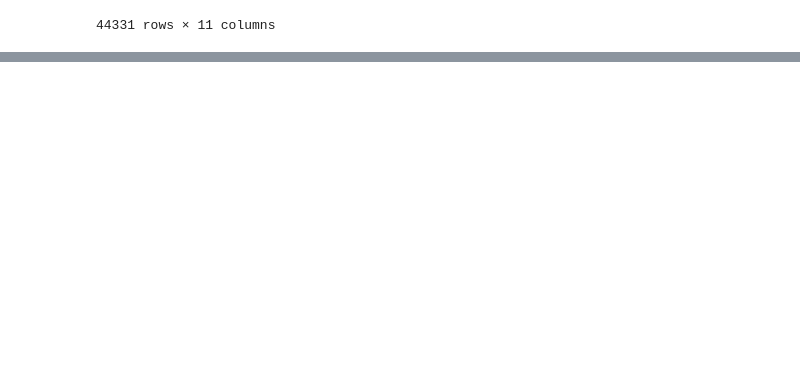
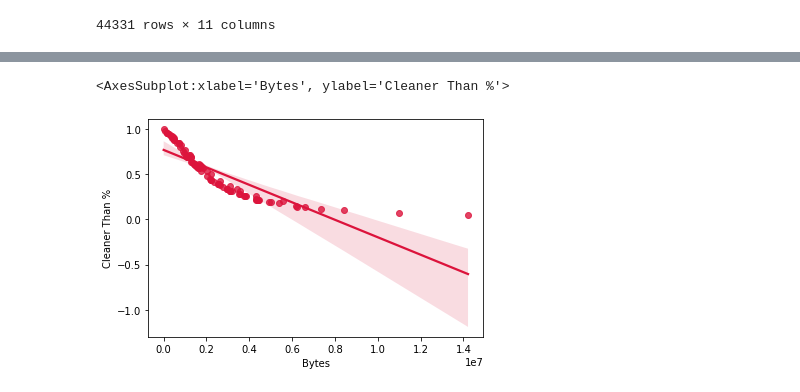
Before and after one commit to ivanivanov10101/bachelor-project, a Jupyter notebook: charts.ipynb, the cells around one changed output, grey strips where cells are left out. Cells and saved outputs as stored; diff of their text form; code cells hidden in the pictures; blank space fills up the shorter version.

```diff
--- a/charts.ipynb
+++ b/charts.ipynb
@@ -64,0 +66,5 @@ KeyError: 'Bytes'
+# %%
+sns.regplot(x=df["Bytes"][0:100], y=df["Cleaner Than %"][0:100], color='crimson')
+# %% [output]
+<AxesSubplot:xlabel='Bytes', ylabel='Cleaner Than %'>
+[figure, added]
```
Also changed, not shown: parts of 27 cells of this notebook, 1 other file.
